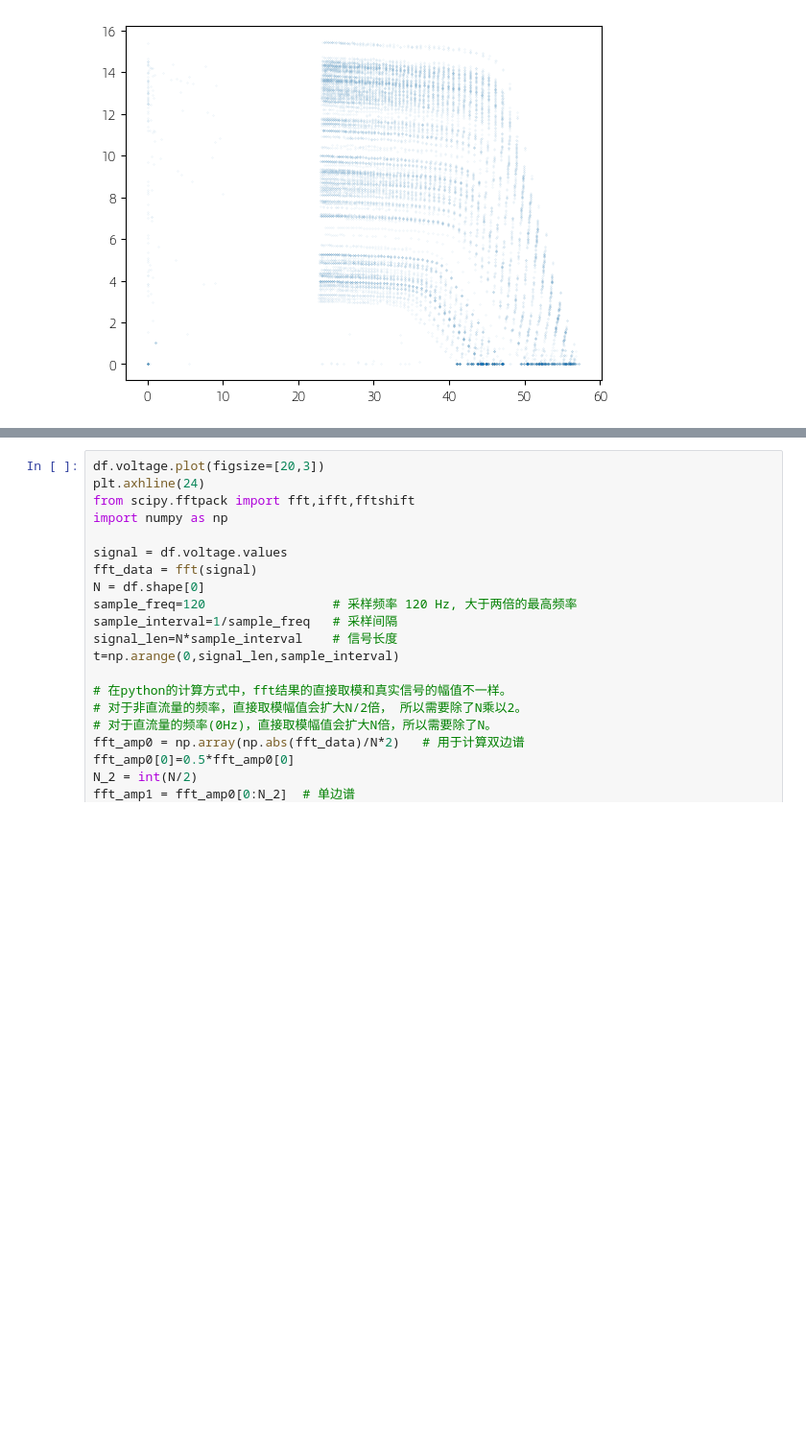
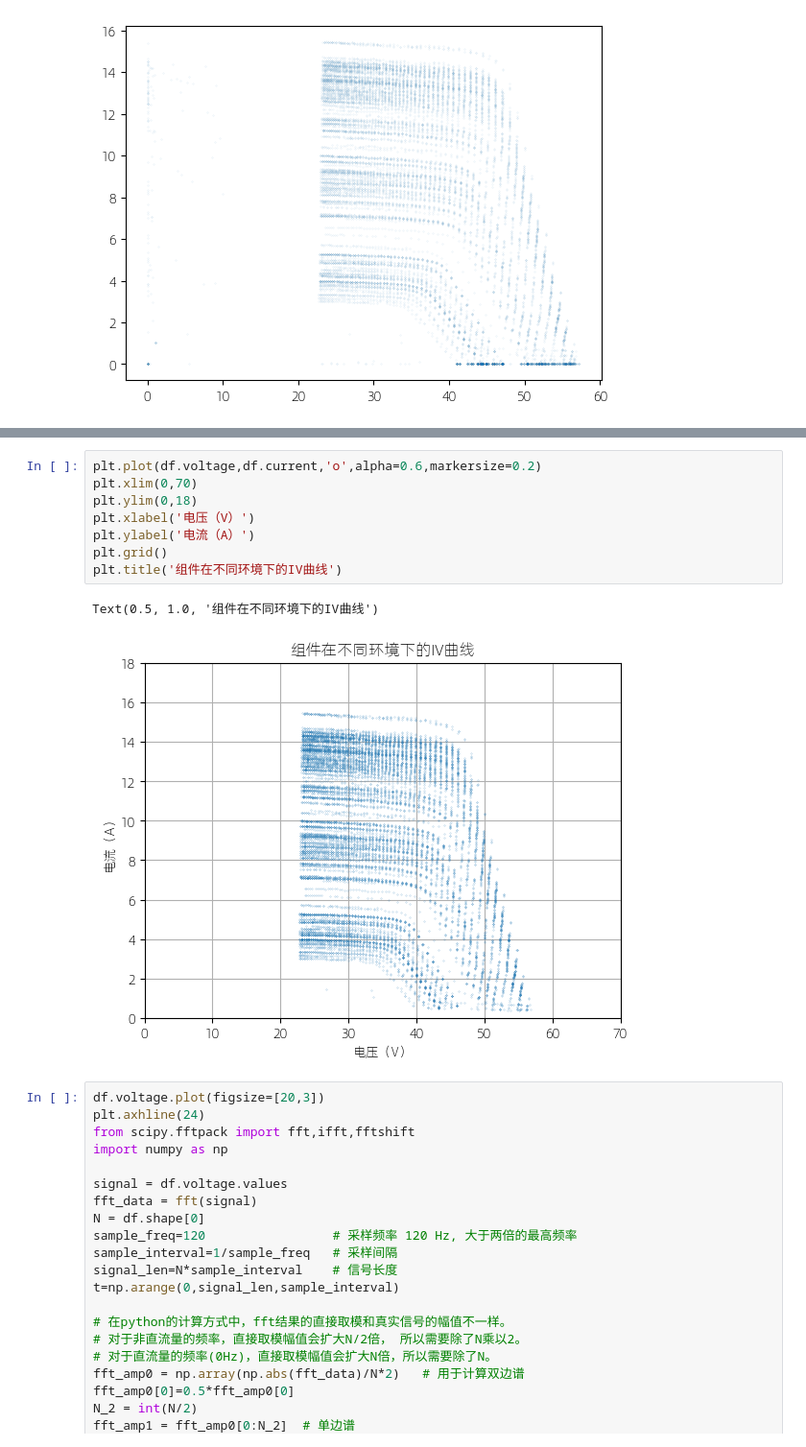
Before and after one commit to chenwt-87/mppt_aliyun, a Jupyter notebook: 组件数据标注.ipynb, the cells around one changed output, grey strips where cells are left out. Shown at 96% size. Cells and saved outputs as stored; diff of their text form; blank space fills up the shorter version.

```diff
--- a/组件数据标注.ipynb
+++ b/组件数据标注.ipynb
@@ -47,3 +51,14 @@ plt.grid()
+# %%
+plt.plot(df.voltage,df.current,'o',alpha=0.6,markersize=0.2)
+plt.xlim(0,70)
+plt.ylim(0,18)
+plt.xlabel('电压（V）')
+plt.ylabel('电流（A）')
+plt.grid()
+plt.title('组件在不同环境下的IV曲线')
+# %% [output]
+Text(0.5, 1.0, '组件在不同环境下的IV曲线')
+[figure, added]
 # %%
 df.voltage.plot(figsize=[20,3])
 plt.axhline(24)
```
Also changed, not shown: parts of 18 cells of this notebook, 10 other files.
